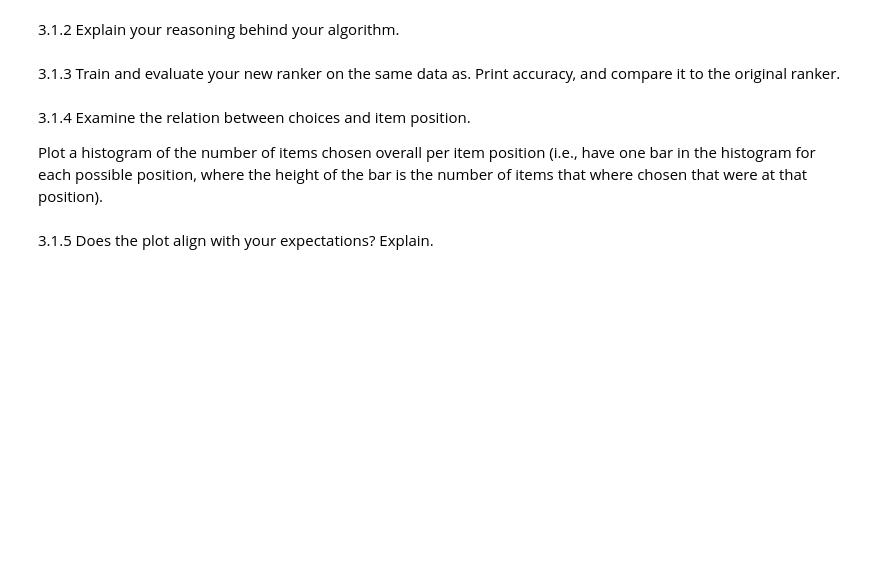
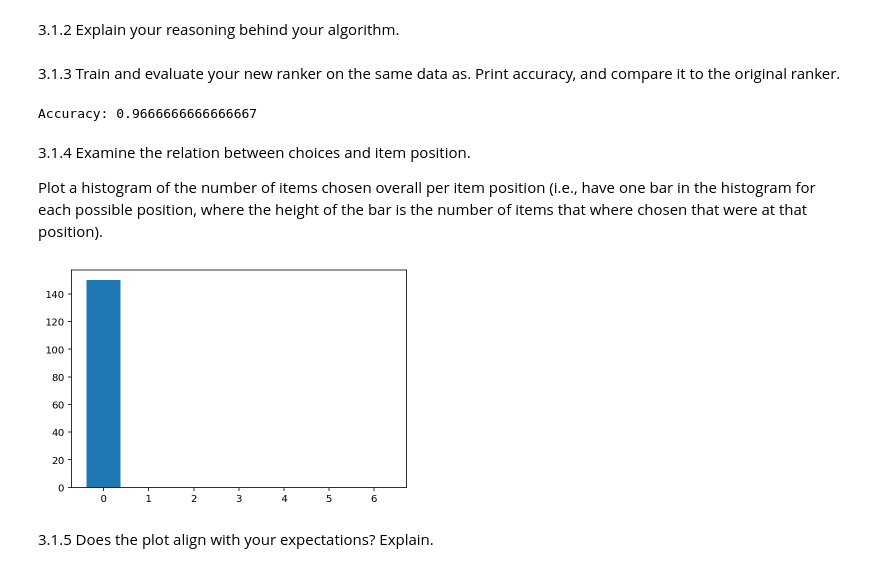
Before and after one commit to nitaifingerhut/cs236608, a Jupyter notebook: hw2/WS2.ipynb, the cells around one changed output. Cells and saved outputs as stored; diff of their text form; code cells hidden in the pictures; blank space fills up the shorter version.

```diff
--- a/hw2/WS2.ipynb
+++ b/hw2/WS2.ipynb
@@ -1028,6 +1036,8 @@ The next blocks of code run the following preparation steps:
 # %%
 # input is flatten for XGBRanker
 np.random.seed(42)
+num_rounds = 500
+num_items = 7
 num_features = 5
 beta_h = np.arange(num_features)
 
@@ -1109,3 +1126,33 @@ YOUR CODE
+# %%
+model = AugXGBRanker(
+    booster='gbtree',
+    objective='rank:pairwise',
+    random_state=42,
+    learning_rate=0.1,
+    colsample_bytree=0.9,
+    eta=0.05,
+    max_depth=6,
+    n_estimators=110,
+    subsample=0.75,
+    class_weights =  class_weights
+    )
+
+# fit model
+model.fit(X_train, y_train, group=groups, verbose=True)
+
+# test model
+test_features = test_data.loc[:, ~df.columns.isin(['rank'])]
+test_group_ids = test_data['id'].unique()
+
+pred_values = (test_features.groupby('id').apply(lambda x: predict(model, x)))
+
+# translate to positions
+click_predictions = pred_values.apply(lambda x: np.argmin(x))
+
+# evaluate accuracy
+print(f'Accuracy: {np.sum(click_predictions == y_pos[test_group_ids.astype(int)])/len(test_group_ids)}')
+# %% [output]
+Accuracy: 0.9666666666666667
 # %% [markdown]
 3.1.4 Examine the relation between choices and item position.
 
@@ -1115,3 +1160,13 @@ Plot a histogram of the number of items chosen overall per item position (i.e.,
+# %%
+import matplotlib.pyplot as plt
+
+_, axs = plt.subplots()
+axs.hist(click_predictions, bins=[i - 0.5 for i in range(7)] + [6.5], rwidth=0.75)
+axs.set_xticks(list(range(7)))
+axs.set_xticklabels([str(i) for i in range(7)])
+plt.show()
+# %% [output]
+[figure, added]
 # %% [markdown]
 3.1.5 Does the plot align with your expectations? Explain.
 # %%
```
Also changed, not shown: parts of 18 cells of this notebook, 1 other file.
